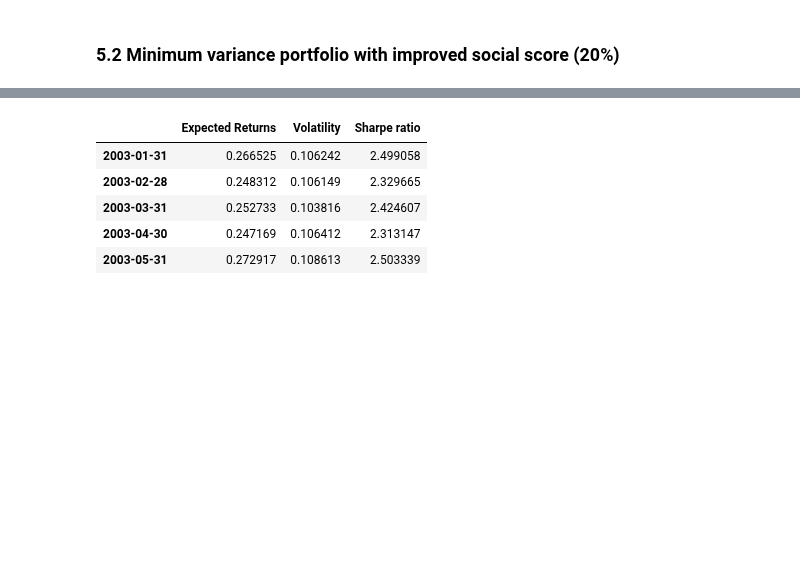
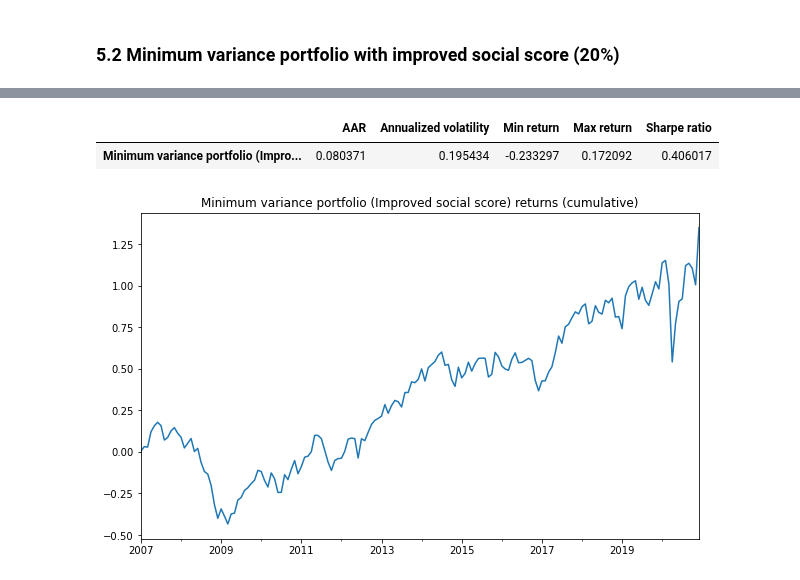
Before and after one commit to 0xMarmelade/FIN-429-Sustainable-finance, a Jupyter notebook: Homework 2/questions_4_5.ipynb, the cells around one changed output, grey strips where cells are left out. Cells and saved outputs as stored; diff of their text form; code cells hidden in the pictures; blank space fills up the shorter version.

```diff
--- a/Homework 2/questions_4_5.ipynb
+++ b/Homework 2/questions_4_5.ipynb
@@ -292,34 +303,32 @@ scores = scores.loc[:, ~scores.columns.duplicated()]
 # %%
 eu_firm_returns_50 = returns[sample_50_firms]
 
 social_min_var_weights = []
 N_yrs = 60#number of past months we want to keep. Here it is the equivalent of 5 years
 social_monthly_performances = []
 
 
 for month in tqdm(range(N_yrs, len(eu_firm_returns_50))):
     rolling_window_returns = eu_firm_returns_50.iloc[month - N_yrs : month]
-    mu = expected_returns.mean_historical_return(rolling_window_returns,returns_data=True,frequency=12, log_returns=False)
-    sigma = risk_models.CovarianceShrinkage(rolling_window_returns, returns_data=True, frequency=12).ledoit_wolf()
+    mu = expected_returns.mean_historical_return(rolling_window_returns[:-1],returns_data=True,frequency=12, log_returns=False)
+    sigma = risk_models.CovarianceShrinkage(rolling_window_returns[:-1], returns_data=True, frequency=12).ledoit_wolf()
     ef = EfficientFrontier(mu,sigma)
 
     ef.add_constraint(lambda weights: weights @ scores[sample_50_firms].mean().values >= 1.2 * min_var_social_score[month - N_yrs])
     ef.min_volatility()
 
     social_min_var_weights.append(ef.clean_weights())
-    social_monthly_performances.append(list(ef.portfolio_performance(risk_free_rate=eu_risk_free_rates.mean().values)))
 
 social_min_var_weights = pd.DataFrame(social_min_var_weights)
+social_min_var_weights.index = pd.date_range(start='2007/01/31', periods=len(social_min_var_weights), freq='1M')
 
-#format the monthly performance
-social_monthly_performances = pd.DataFrame(social_monthly_performances,columns=["Expected Returns", "Volatility", "Sharpe ratio"])
-social_monthly_performances.index = pd.date_range(start='2003/01/31', periods=len(social_monthly_performances), freq='1M')
+
+social_min_var_portfolio_returns = eu_firm_returns_50[N_yrs:] * social_min_var_weights
+
+social_min_var_portfolio_performance = social_min_var_portfolio_returns.sum(axis=1)
+((social_min_var_portfolio_performance + 1).cumprod() - 1).plot(figsize=(10,6), title='Minimum variance portfolio (Improved social score) returns (cumulative)')
+portfolio_stats(social_min_var_portfolio_returns, "Minimum variance portfolio (Improved social score)")
+# %% [output]
+|  | AAR | Annualized volatility | Min return | Max return | Sharpe ratio |
+| Minimum variance portfolio (Impro... | 0.080371 | 0.195434 | -0.233297 | 0.172092 | 0.406017 |
+[figure, added]
-# %%
-social_monthly_performances.head()
-# %% [output]
-|  | Expected Returns | Volatility | Sharpe ratio |
-| 2003-01-31 | 0.266525 | 0.106242 | 2.499058 |
-| 2003-02-28 | 0.248312 | 0.106149 | 2.329665 |
-| 2003-03-31 | 0.252733 | 0.103816 | 2.424607 |
-| 2003-04-30 | 0.247169 | 0.106412 | 2.313147 |
-| 2003-05-31 | 0.272917 | 0.108613 | 2.503339 |
```
Also changed, not shown: parts of 7 cells of this notebook.
